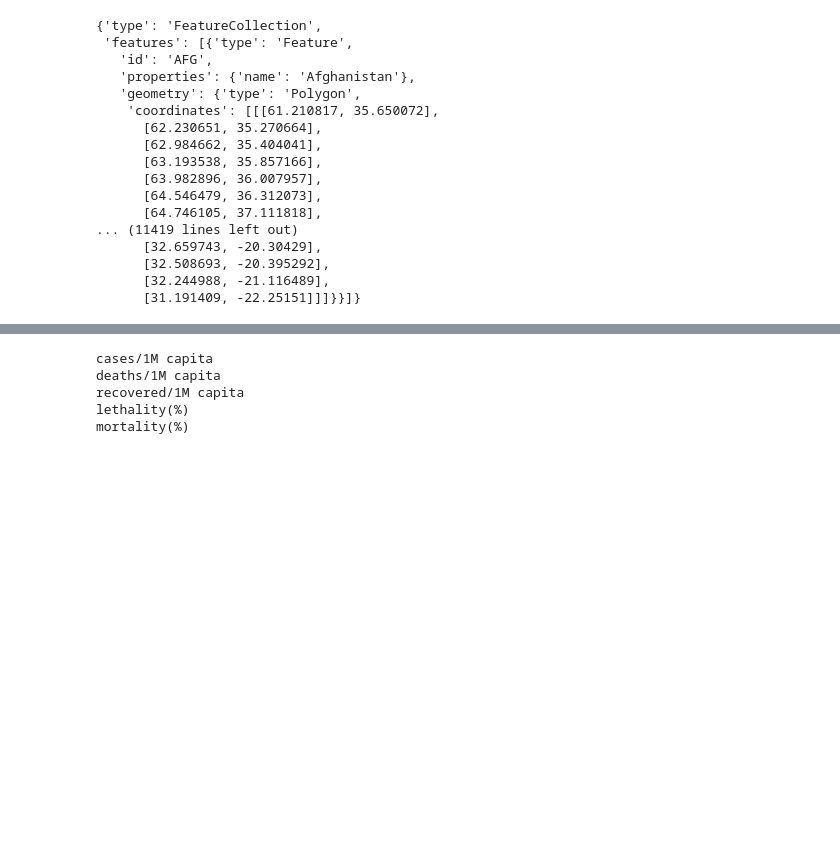
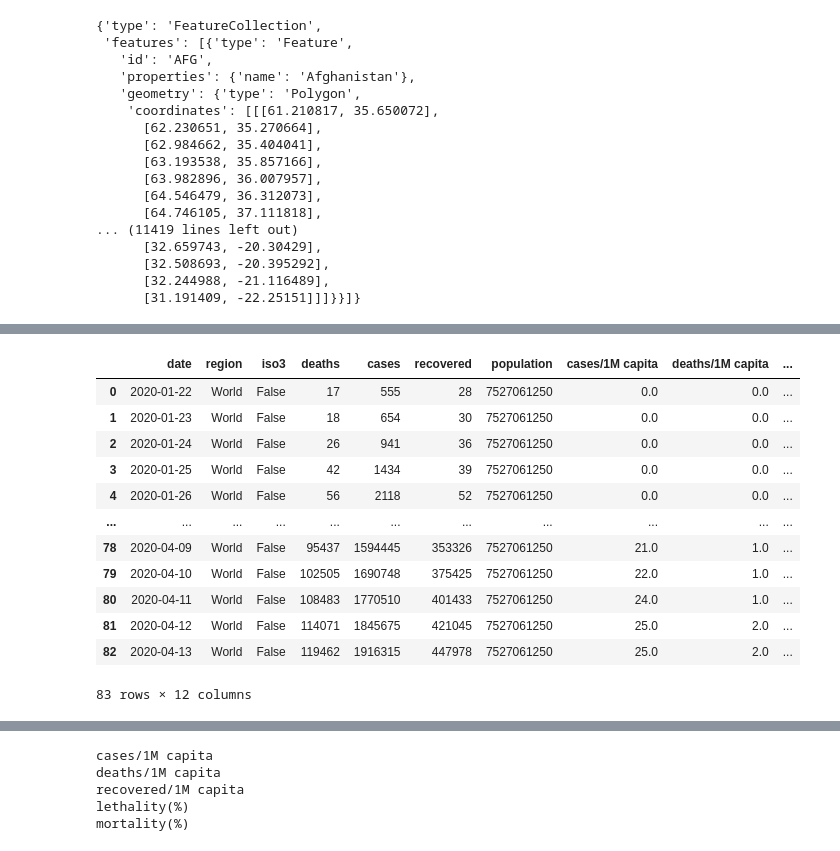
Before and after one commit to ditori1976/covid_app, a Jupyter notebook: DataLoader.ipynb, the cells around one changed output, grey strips where cells are left out. Drawn from its saved outputs; the diff is of its cells as text; code cells hidden in the pictures; blank space fills up the shorter version.

Commit message:
add cases, general functionality for indicators

```diff
--- a/DataLoader.ipynb
+++ b/DataLoader.ipynb
@@ -225,0 +289,16 @@ class DataLoader(Transform):
+# %%
+data.timeseries[data.timeseries.region=="World"]
+# %% [output]
+|  | date | region | iso3 | deaths | cases | recovered | population | cases/1M capita | deaths/1M capita | ... |
+| 0 | 2020-01-22 | World | False | 17 | 555 | 28 | 7527061250 | 0.0 | 0.0 | ... |
+| 1 | 2020-01-23 | World | False | 18 | 654 | 30 | 7527061250 | 0.0 | 0.0 | ... |
+| 2 | 2020-01-24 | World | False | 26 | 941 | 36 | 7527061250 | 0.0 | 0.0 | ... |
+| 3 | 2020-01-25 | World | False | 42 | 1434 | 39 | 7527061250 | 0.0 | 0.0 | ... |
+| 4 | 2020-01-26 | World | False | 56 | 2118 | 52 | 7527061250 | 0.0 | 0.0 | ... |
+| ... | ... | ... | ... | ... | ... | ... | ... | ... | ... | ... |
+| 78 | 2020-04-09 | World | False | 95437 | 1594445 | 353326 | 7527061250 | 21.0 | 1.0 | ... |
+| 79 | 2020-04-10 | World | False | 102505 | 1690748 | 375425 | 7527061250 | 22.0 | 1.0 | ... |
+| 80 | 2020-04-11 | World | False | 108483 | 1770510 | 401433 | 7527061250 | 24.0 | 1.0 | ... |
+| 81 | 2020-04-12 | World | False | 114071 | 1845675 | 421045 | 7527061250 | 25.0 | 2.0 | ... |
+| 82 | 2020-04-13 | World | False | 119462 | 1916315 | 447978 | 7527061250 | 25.0 | 2.0 | ... |
+83 rows × 12 columns
```
Also changed, not shown: parts of 6 cells of this notebook, 2 other files.
